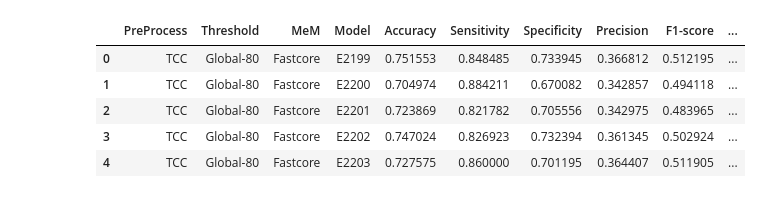
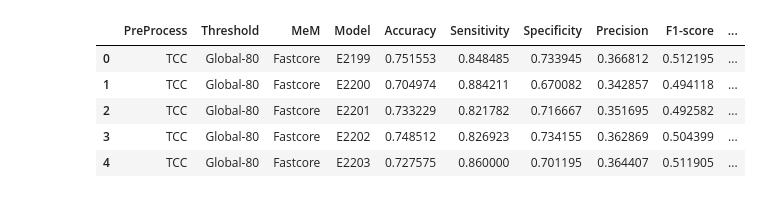
Before and after one commit to NiravBhattLab/ThermOptCOBRA, a Jupyter notebook: PaperThermOptCOBRA/Visualization/GeneEss_for_CSM.ipynb, the cells around one changed output. Saved outputs shown, nothing was run; the diff lists cells and outputs as text; code cells hidden in the pictures.

```diff
--- a/PaperThermOptCOBRA/Visualization/GeneEss_for_CSM.ipynb
+++ b/PaperThermOptCOBRA/Visualization/GeneEss_for_CSM.ipynb
@@ -10,30 +14,30 @@ from matplotlib.patches import Rectangle
 # %%
 # laoding the .mat file
 preProcess = ['TCC']
 Thrs = ['GL','LG','LT','SD']
 MeMs =['Fastcore','Swiftcore','MBA','mCADRE','GIMME','TOCS']
 # dataframe to store the data
 df = pd.DataFrame(columns=['PreProcess','Threshold','MeM','Model','Accuracy','Sensitivity','Specificity','Precision','F1-score','MCC','ROC-AUC'])
 for pre in preProcess:
     for thr in Thrs:
         for mem in MeMs:
             for i in range(1,65):
-                data = sio.loadmat('./Kim_et_al/GeneEss/'+pre+'/'+thr+'/'+mem+'/m'+str(i)+'.mat')
+                data = sio.loadmat('D:\OneDrive - smail.iitm.ac.in\SprintCore\TIC\ThemOptiCS/Kim_et_al/GeneEss/'+pre+'/'+thr+'/'+mem+'/m'+str(i)+'.mat')
                 # concatinating the data
                 df_temp = pd.DataFrame({'PreProcess':pre,'Threshold':thr,'MeM':mem,'Model':'E'+str(2198+i),
                 'Accuracy':data['accuracy'][0][0],'Sensitivity':data['sensitivity'][0][0],'Specificity':data['specificity'][0][0],'Precision':data['precision'][0][0],
                 'F1-score':data['F1'][0][0],'MCC':data['MCC'][0][0],'ROC-AUC':data['roc_auc'][0][0]},index=[0])
                 df = pd.concat([df,df_temp])
 df = df.reset_index(drop=True)
 df['Threshold'] = df['Threshold'].map({'GL':'Global-80','LG':'LocalGini','LT':'LocalT2','SD':'StanDep'})
 df['Pre-Processing Method'] = df['PreProcess'].map({'FCC':'FastCC','TCC':'ThermOptCC'})
 df.head()
 # %% [output]
 |  | PreProcess | Threshold | MeM | Model | Accuracy | Sensitivity | Specificity | Precision | F1-score | ... |
 | 0 | TCC | Global-80 | Fastcore | E2199 | 0.751553 | 0.848485 | 0.733945 | 0.366812 | 0.512195 | ... |
 | 1 | TCC | Global-80 | Fastcore | E2200 | 0.704974 | 0.884211 | 0.670082 | 0.342857 | 0.494118 | ... |
-| 2 | TCC | Global-80 | Fastcore | E2201 | 0.723869 | 0.821782 | 0.705556 | 0.342975 | 0.483965 | ... |
-| 3 | TCC | Global-80 | Fastcore | E2202 | 0.747024 | 0.826923 | 0.732394 | 0.361345 | 0.502924 | ... |
+| 2 | TCC | Global-80 | Fastcore | E2201 | 0.733229 | 0.821782 | 0.716667 | 0.351695 | 0.492582 | ... |
+| 3 | TCC | Global-80 | Fastcore | E2202 | 0.748512 | 0.826923 | 0.734155 | 0.362869 | 0.504399 | ... |
 | 4 | TCC | Global-80 | Fastcore | E2203 | 0.727575 | 0.860000 | 0.701195 | 0.364407 | 0.511905 | ... |
 # %%
 df = df[(df['MeM']=='Fastcore') | (df['MeM']=='TOCS')]
```
Also changed, not shown: parts of 7 cells of this notebook, 14 other files.
